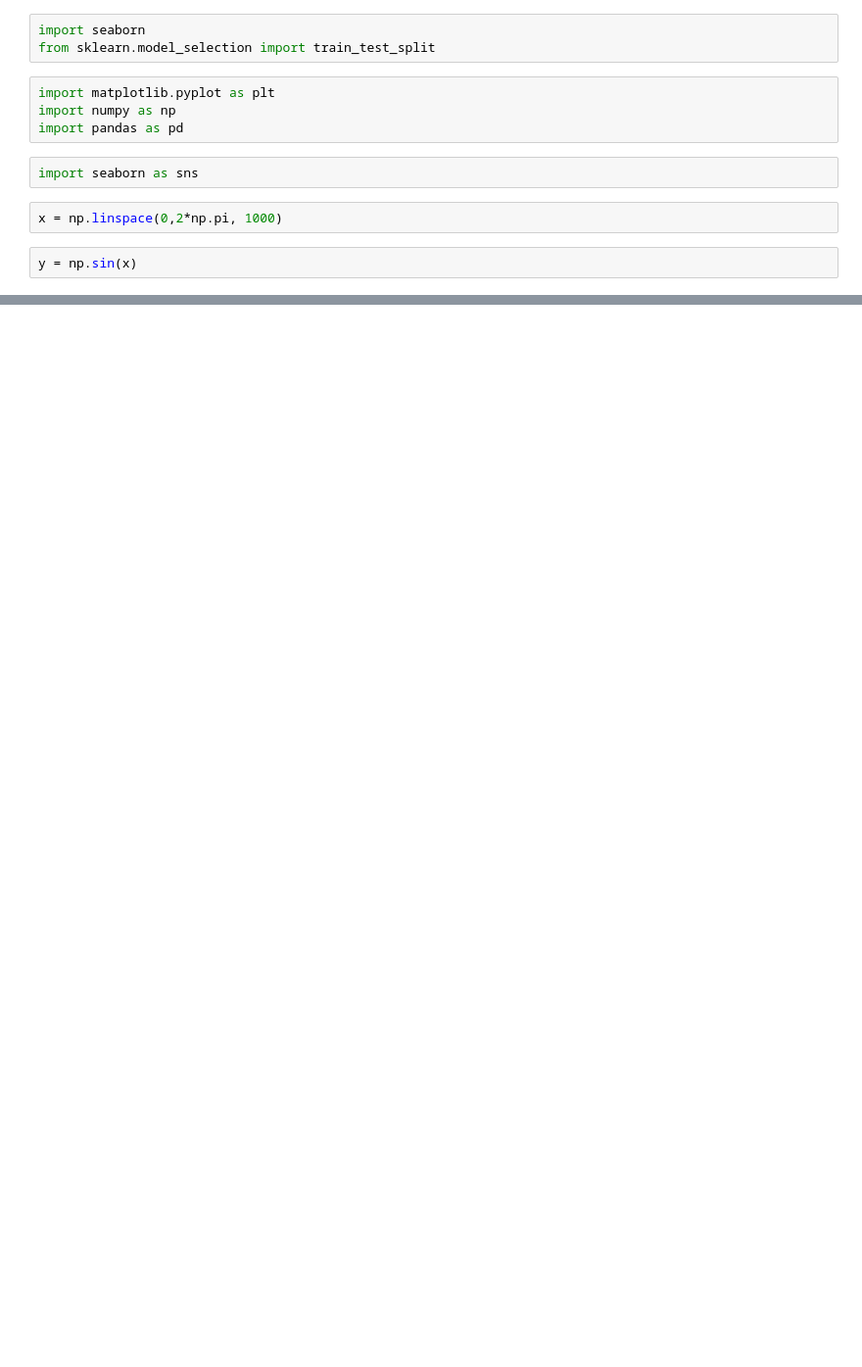
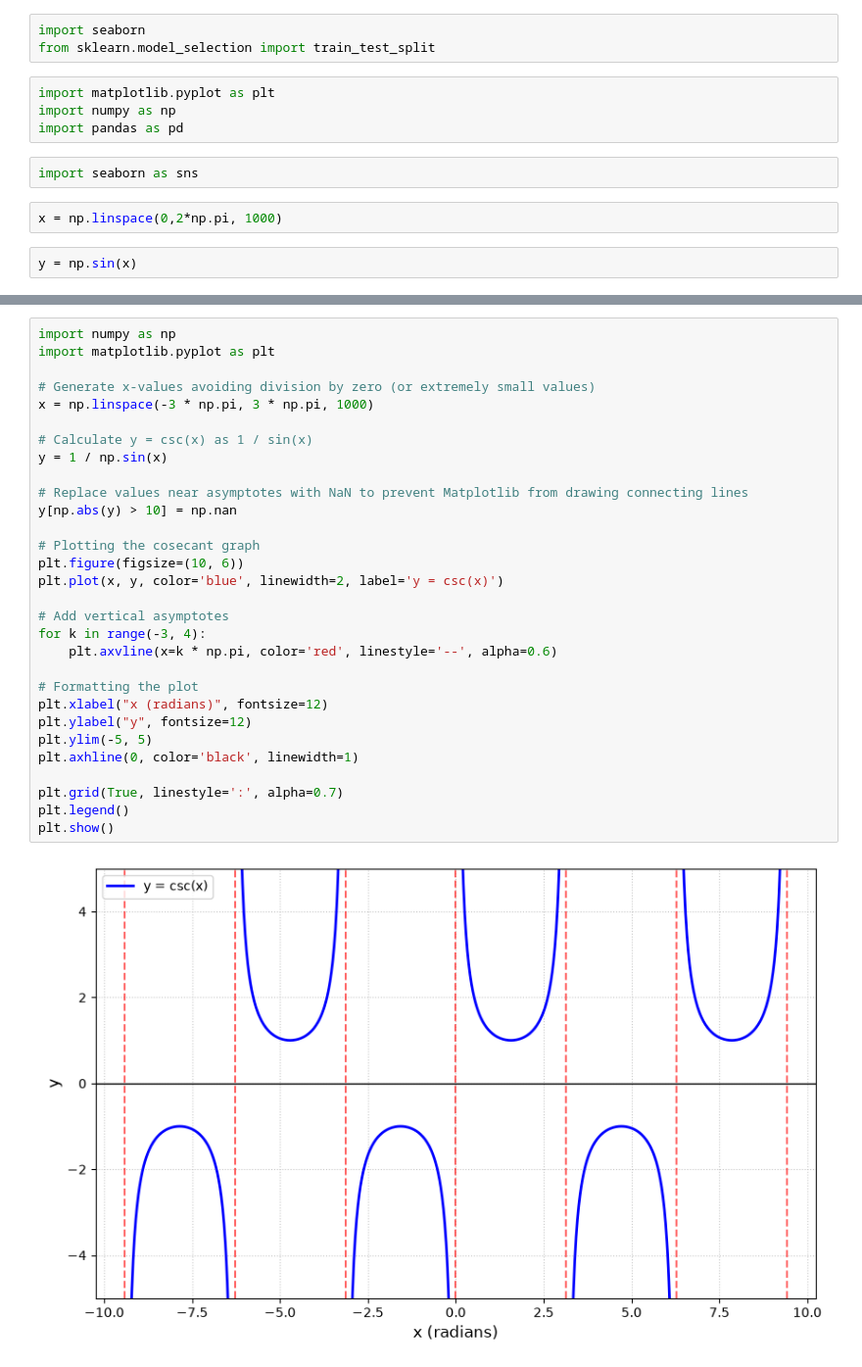
Before and after one commit to Pushkar-Thakare/git-course, a Jupyter notebook: ML_Notebook.ipynb, the cells around one changed output, grey strips where cells are left out. Shown at 98% size. Drawn from its saved outputs; the diff is of its cells as text; blank space fills up the shorter version.

Commit message:
added cosec graph

```diff
--- a/ML_Notebook.ipynb
+++ b/ML_Notebook.ipynb
@@ -73,0 +93,32 @@ plt.show()
+# %%
+import numpy as np
+import matplotlib.pyplot as plt
+
+# Generate x-values avoiding division by zero (or extremely small values)
+x = np.linspace(-3 * np.pi, 3 * np.pi, 1000)
+
+# Calculate y = csc(x) as 1 / sin(x)
+y = 1 / np.sin(x)
+
+# Replace values near asymptotes with NaN to prevent Matplotlib from drawing connecting lines
+y[np.abs(y) > 10] = np.nan
+
+# Plotting the cosecant graph
+plt.figure(figsize=(10, 6))
+plt.plot(x, y, color='blue', linewidth=2, label='y = csc(x)')
+
+# Add vertical asymptotes
+for k in range(-3, 4):
+    plt.axvline(x=k * np.pi, color='red', linestyle='--', alpha=0.6)
+
+# Formatting the plot
+plt.xlabel("x (radians)", fontsize=12)
+plt.ylabel("y", fontsize=12)
+plt.ylim(-5, 5)
+plt.axhline(0, color='black', linewidth=1)
+
+plt.grid(True, linestyle=':', alpha=0.7)
+plt.legend()
+plt.show()
+# %% [output]
+[figure, added]
```
Also changed, not shown: parts of 9 cells of this notebook.
